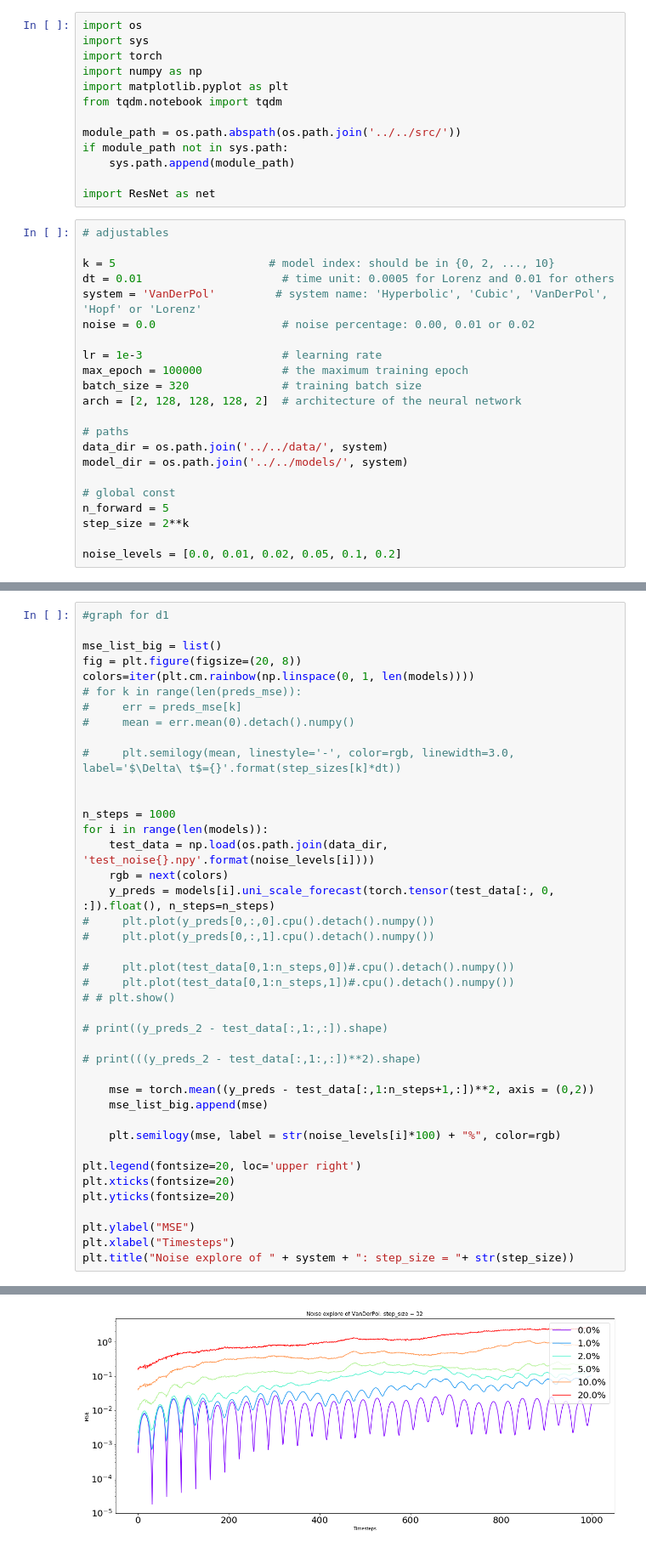
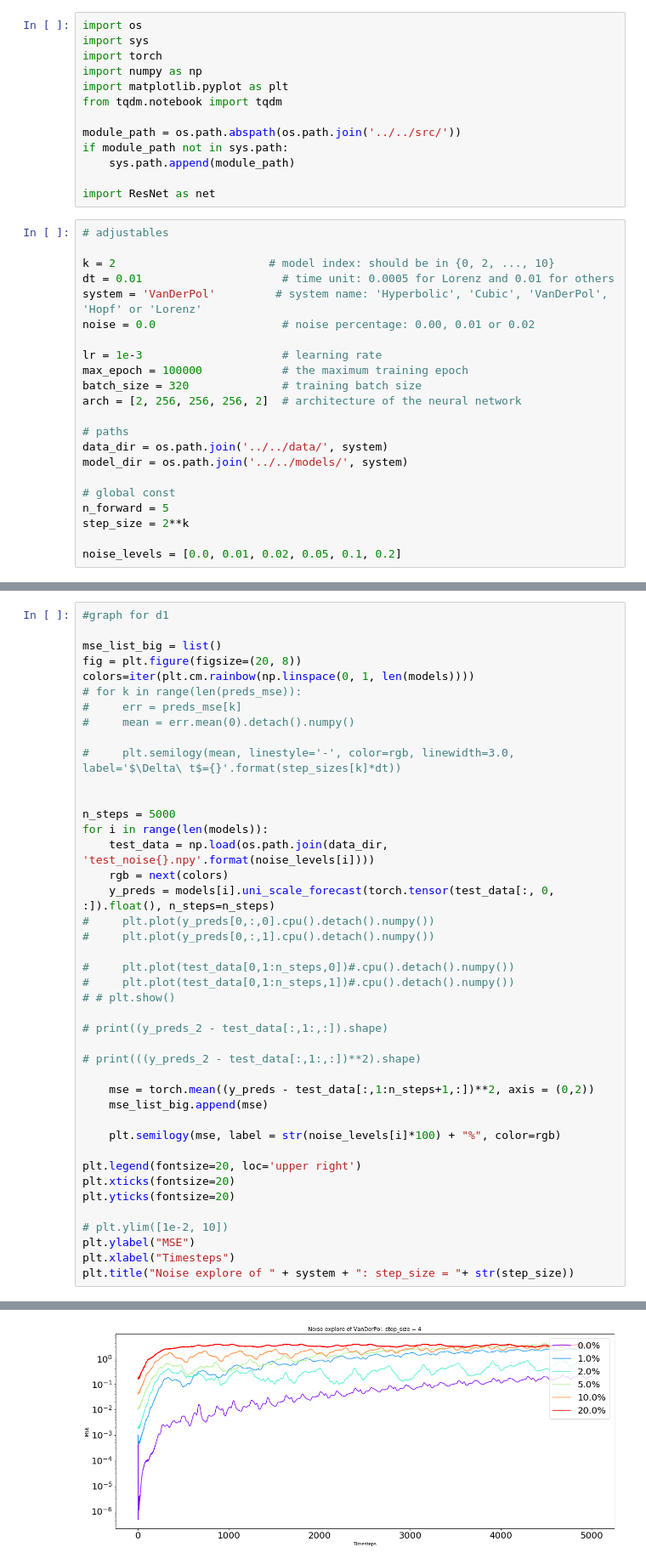
Before and after one commit to KatieJ16/ensemble_HiSTs, a Jupyter notebook: scripts/multiscale_HiTS_exp/model_training_post_noise.ipynb, the cells around one changed output, grey strips where cells are left out. Shown at 85% size. Drawn from its saved outputs; the diff is of its cells as text.

```diff
--- a/scripts/multiscale_HiTS_exp/model_training_post_noise.ipynb
+++ b/scripts/multiscale_HiTS_exp/model_training_post_noise.ipynb
@@ -20,7 +20,7 @@ import ResNet as net
 # %%
 # adjustables
 
-k = 5                       # model index: should be in {0, 2, ..., 10}
+k = 2                       # model index: should be in {0, 2, ..., 10}
 dt = 0.01                     # time unit: 0.0005 for Lorenz and 0.01 for others
 system = 'VanDerPol'         # system name: 'Hyperbolic', 'Cubic', 'VanDerPol', 'Hopf' or 'Lorenz'
 noise = 0.0                   # noise percentage: 0.00, 0.01 or 0.02
@@ -28,7 +28,7 @@ noise = 0.0                   # noise percentage: 0.00, 0.01 or 0.02
 lr = 1e-3                     # learning rate
 max_epoch = 100000            # the maximum training epoch
 batch_size = 320              # training batch size
-arch = [2, 128, 128, 128, 2]  # architecture of the neural network
+arch = [2, 256, 256, 256, 2]  # architecture of the neural network
 
 # paths
 data_dir = os.path.join('../../data/', system)
@@ -75,7 +75,7 @@ colors=iter(plt.cm.rainbow(np.linspace(0, 1, len(models))))
 #     plt.semilogy(mean, linestyle='-', color=rgb, linewidth=3.0, label='$\Delta\ t$={}'.format(step_sizes[k]*dt))
 
 
-n_steps = 1000
+n_steps = 5000
 for i in range(len(models)):
     test_data = np.load(os.path.join(data_dir, 'test_noise{}.npy'.format(noise_levels[i])))
     rgb = next(colors)
@@ -100,6 +100,7 @@ plt.legend(fontsize=20, loc='upper right')
 plt.xticks(fontsize=20)
 plt.yticks(fontsize=20)
 
+# plt.ylim([1e-2, 10])
 plt.ylabel("MSE")
 plt.xlabel("Timesteps")
 plt.title("Noise explore of " + system + ": step_size = "+ str(step_size))
@@ -108,4 +109,4 @@ Text(0.5,1,'Noise explore of VanDerPol: step_size = 32')
-[figure, old version]
+[figure, new version]
 # %%
 
 n_steps = 5000
```
Also changed, not shown: parts of 3 cells of this notebook, 6 other files.
